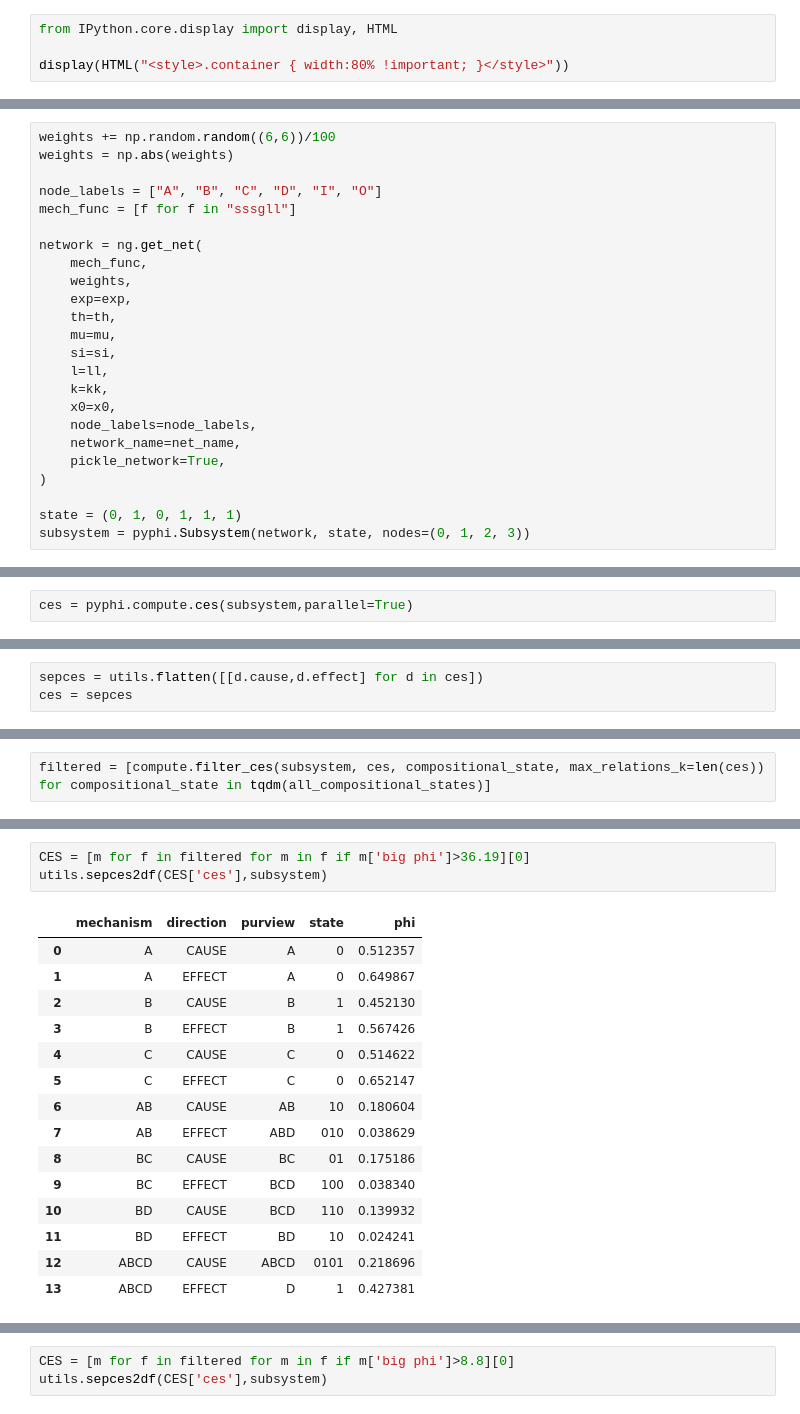
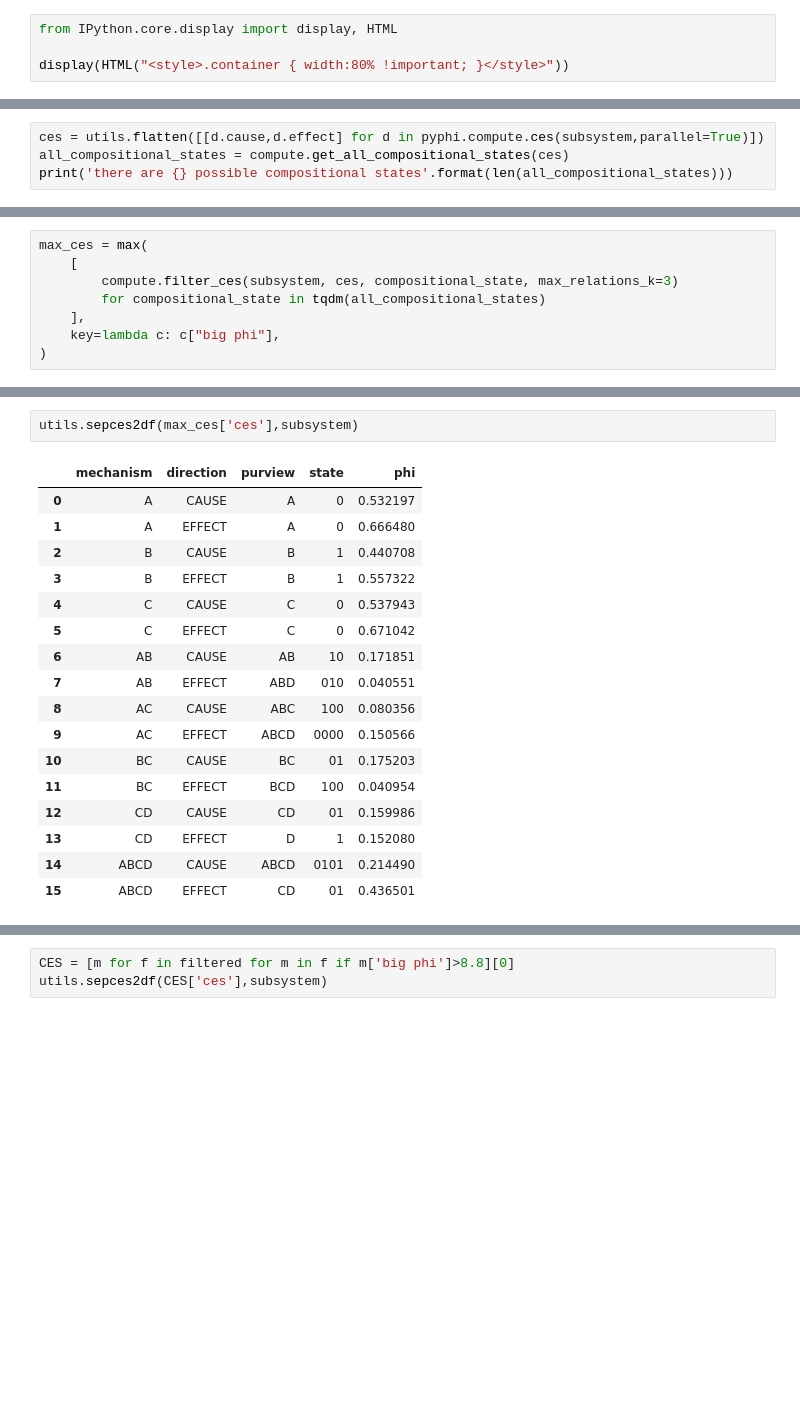
Before and after one commit to matteograsso/visualize_pyphi, a Jupyter notebook: ch3_figures.ipynb, the cells around one changed output, grey strips where cells are left out. Drawn from its saved outputs; the diff is of its cells as text; blank space fills up the shorter version.

```diff
--- a/ch3_figures.ipynb
+++ b/ch3_figures.ipynb
@@ -62,24 +33,0 @@ array([['true', 'true', 'false', 'true', 'false', 'false'],
-# %%
-weights += np.random.random((6,6))/100
-weights = np.abs(weights)
-
-node_labels = ["A", "B", "C", "D", "I", "O"]
-mech_func = [f for f in "sssgll"]
-
-network = ng.get_net(
-    mech_func,
-    weights,
-    exp=exp,
-    th=th,
-    mu=mu,
-    si=si,
-    l=ll,
-    k=kk,
-    x0=x0,
-    node_labels=node_labels,
-    network_name=net_name,
-    pickle_network=True,
-)
-
-state = (0, 1, 0, 1, 1, 1)
-subsystem = pyphi.Subsystem(network, state, nodes=(0, 1, 2, 3))
@@ -88,2 +94,4 @@ Network saved to: ch3_v5
 # %%
-ces = pyphi.compute.ces(subsystem,parallel=True)
+ces = utils.flatten([[d.cause,d.effect] for d in pyphi.compute.ces(subsystem,parallel=True)])
+all_compositional_states = compute.get_all_compositional_states(ces)
+print('there are {} possible compositional states'.format(len(all_compositional_states)))
@@ -94,3 +99,0 @@ len(ces)
-# %%
-sepces = utils.flatten([[d.cause,d.effect] for d in ces])
-ces = sepces
@@ -102,2 +100,8 @@ there are 12 possible compositional states
 # %%
-filtered = [compute.filter_ces(subsystem, ces, compositional_state, max_relations_k=len(ces)) for compositional_state in tqdm(all_compositional_states)]
+max_ces = max(
+    [
+        compute.filter_ces(subsystem, ces, compositional_state, max_relations_k=3)
+        for compositional_state in tqdm(all_compositional_states)
+    ],
+    key=lambda c: c["big phi"],
+)
@@ -118,20 +142,21 @@ min(a),max(a),min(c),max(c),min(b),max(b)
 # %%
-CES = [m for f in filtered for m in f if m['big phi']>36.19][0]
-utils.sepces2df(CES['ces'],subsystem)
+utils.sepces2df(max_ces['ces'],subsystem)
 # %% [output]
 |  | mechanism | direction | purview | state | phi |
-| 0 | A | CAUSE | A | 0 | 0.512357 |
-| 1 | A | EFFECT | A | 0 | 0.649867 |
-| 2 | B | CAUSE | B | 1 | 0.452130 |
-| 3 | B | EFFECT | B | 1 | 0.567426 |
-| 4 | C | CAUSE | C | 0 | 0.514622 |
-| 5 | C | EFFECT | C | 0 | 0.652147 |
-| 6 | AB | CAUSE | AB | 10 | 0.180604 |
-| 7 | AB | EFFECT | ABD | 010 | 0.038629 |
-| 8 | BC | CAUSE | BC | 01 | 0.175186 |
-| 9 | BC | EFFECT | BCD | 100 | 0.038340 |
-| 10 | BD | CAUSE | BCD | 110 | 0.139932 |
-| 11 | BD | EFFECT | BD | 10 | 0.024241 |
-| 12 | ABCD | CAUSE | ABCD | 0101 | 0.218696 |
-| 13 | ABCD | EFFECT | D | 1 | 0.427381 |
+| 0 | A | CAUSE | A | 0 | 0.532197 |
+| 1 | A | EFFECT | A | 0 | 0.666480 |
+| 2 | B | CAUSE | B | 1 | 0.440708 |
+| 3 | B | EFFECT | B | 1 | 0.557322 |
+| 4 | C | CAUSE | C | 0 | 0.537943 |
+| 5 | C | EFFECT | C | 0 | 0.671042 |
+| 6 | AB | CAUSE | AB | 10 | 0.171851 |
+| 7 | AB | EFFECT | ABD | 010 | 0.040551 |
+| 8 | AC | CAUSE | ABC | 100 | 0.080356 |
+| 9 | AC | EFFECT | ABCD | 0000 | 0.150566 |
+| 10 | BC | CAUSE | BC | 01 | 0.175203 |
+| 11 | BC | EFFECT | BCD | 100 | 0.040954 |
+| 12 | CD | CAUSE | CD | 01 | 0.159986 |
+| 13 | CD | EFFECT | D | 1 | 0.152080 |
+| 14 | ABCD | CAUSE | ABCD | 0101 | 0.214490 |
+| 15 | ABCD | EFFECT | CD | 01 | 0.436501 |
 # %%
```
Also changed, not shown: parts of 26 cells of this notebook, 4 other files.
